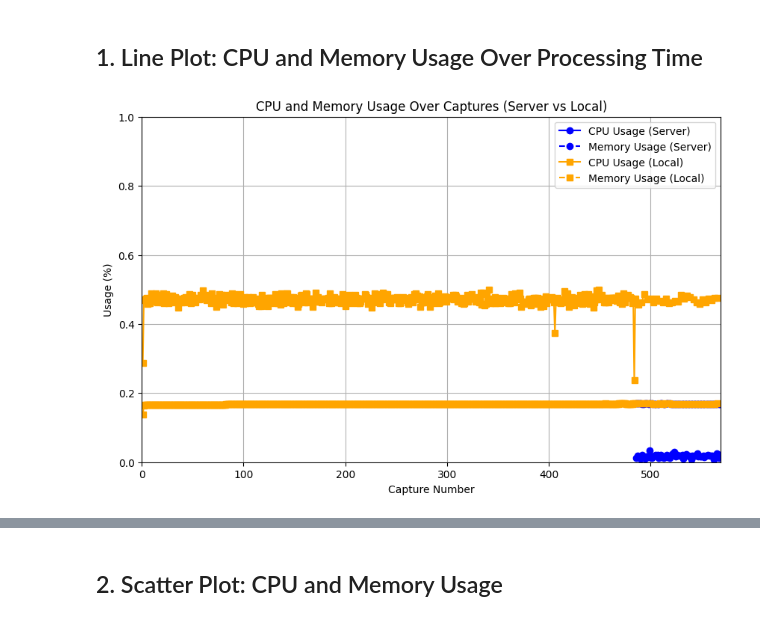
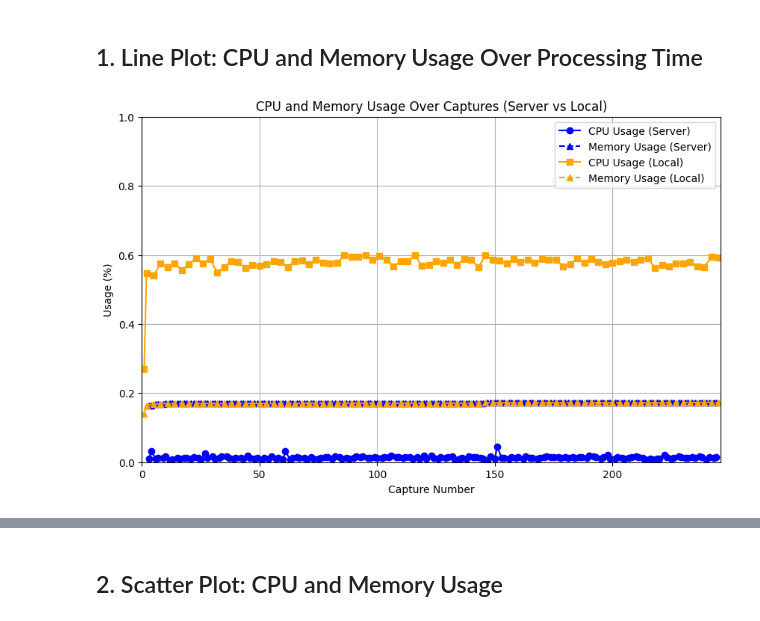
Before and after one commit to idperez720/nighteye, a Jupyter notebook: notebooks/cpu_memory_usage_analysis_delegation.ipynb, the cells around one changed output, grey strips where cells are left out. Saved outputs shown, nothing was run; the diff lists cells and outputs as text; code cells hidden in the pictures.

Commit message:
advances on delegation algorithm

```diff
--- a/notebooks/cpu_memory_usage_analysis_delegation.ipynb
+++ b/notebooks/cpu_memory_usage_analysis_delegation.ipynb
@@ -6,7 +6,9 @@ import os
 import matplotlib.pyplot as plt
 
 # Specify the directory containing the CSV files
-file_path = '../data/tests/resource_usage_1734827261477_delegation.csv'
+file_path = '../data/tests/resource_usage_delegation_1747114897555.csv'
+
+#data\tests\resource_usage_delegation_1747114897555.csv
 
 # Now, you can work with the list of DataFrames
 # For example, to concatenate all DataFrames into one:
@@ -26,26 +28,26 @@ df.head()
 # %%
 plt.figure(figsize=(10, 6))
 
 # Filter data based on detection_place
 server_data = df[df['detection_place'] == 'server']
 local_data = df[df['detection_place'] == 'local']
 
 # Plot CPU and Memory Usage for 'server'
 plt.plot(server_data['capture_number'], server_data['cpu_usage'], label='CPU Usage (Server)', marker='o', linestyle='-', color='blue')
-plt.plot(server_data['capture_number'], server_data['memory_usage'], label='Memory Usage (Server)', marker='o', linestyle='--', color='blue')
+plt.plot(server_data['capture_number'], server_data['memory_usage'], label='Memory Usage (Server)', marker='^', linestyle='--', color='blue')
 
 # Plot CPU and Memory Usage for 'local'
 plt.plot(local_data['capture_number'], local_data['cpu_usage'], label='CPU Usage (Local)', marker='s', linestyle='-', color='orange')
-plt.plot(local_data['capture_number'], local_data['memory_usage'], label='Memory Usage (Local)', marker='s', linestyle='--', color='orange')
+plt.plot(local_data['capture_number'], local_data['memory_usage'], label='Memory Usage (Local)', marker='^', linestyle='--', color='orange')
 
 # Add labels, title, and legend
 plt.xlabel('Capture Number')
 plt.ylabel('Usage (%)')
 plt.title('CPU and Memory Usage Over Captures (Server vs Local)')
 plt.xlim(0, df['capture_number'].max() + 1)  # Add some padding on x-axis
 plt.ylim(0, 1)  # Assuming usage percentage is normalized between 0 and 1
 plt.legend()
 plt.grid(True)
 plt.show()
 # %% [output]
-[figure, old version]
+[figure, new version]
```
Also changed, not shown: parts of 9 cells of this notebook, 6 other files.
